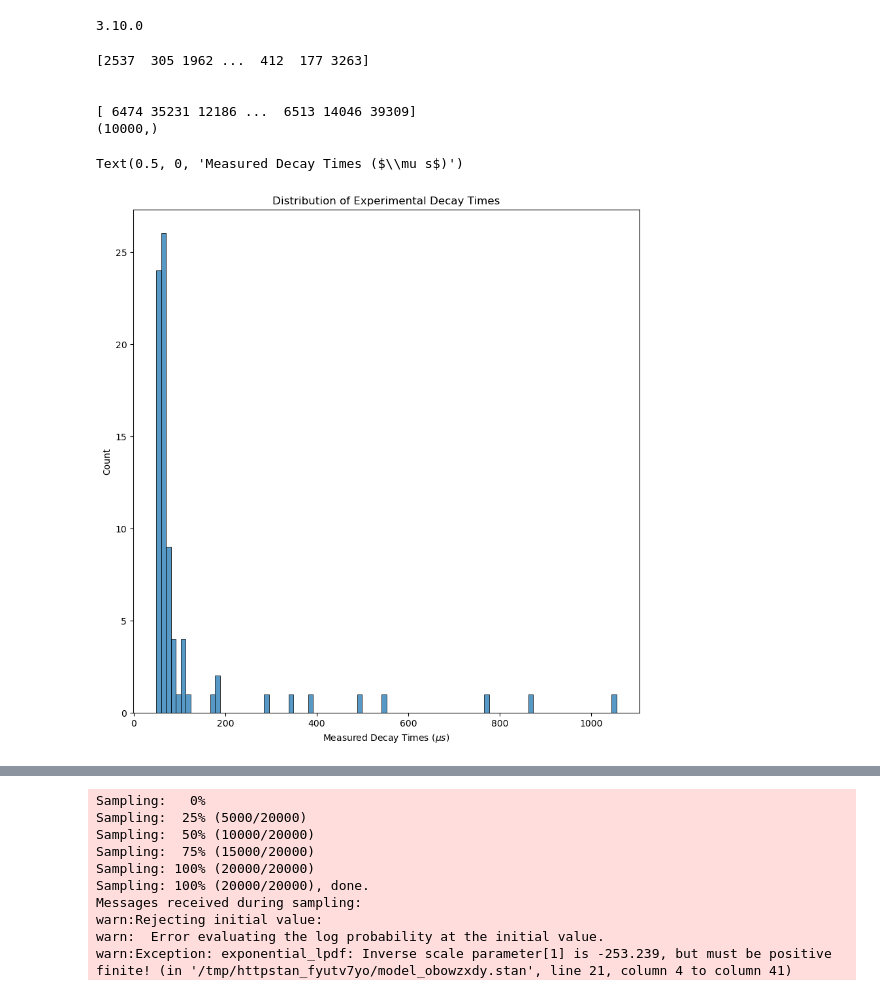
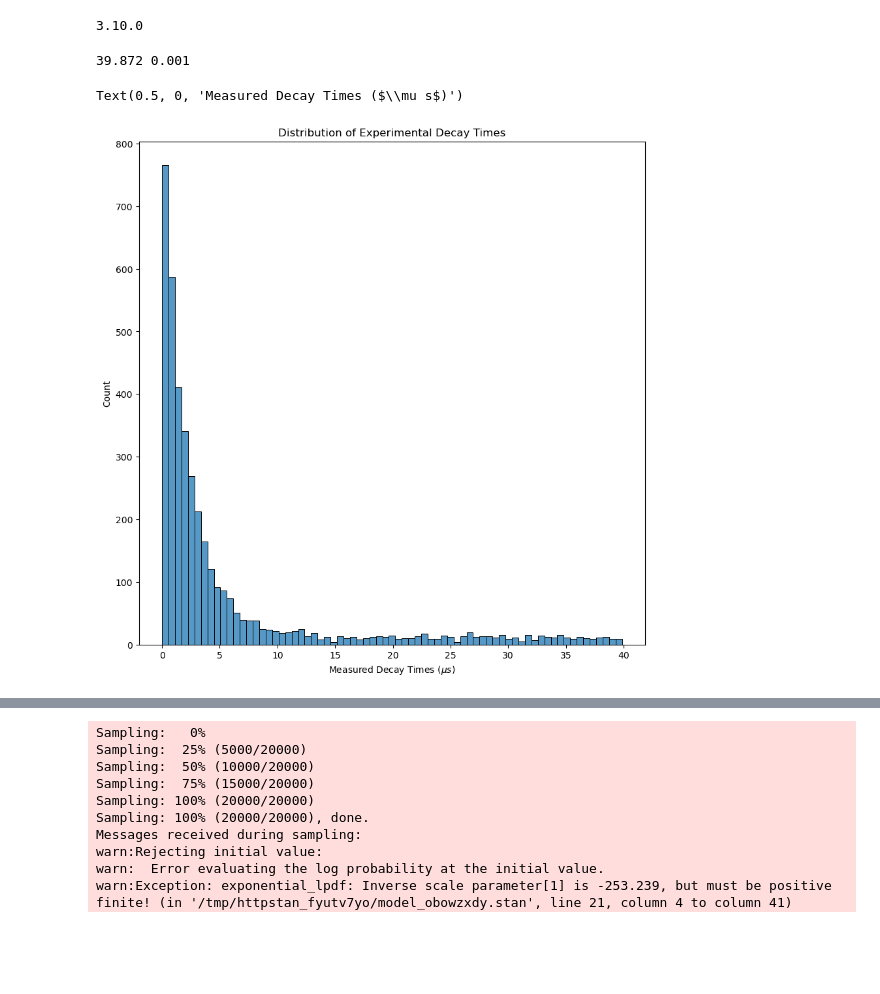
Before and after one commit to NightHydra/CognitiveModelingHomework, a Jupyter notebook: Project/muonPhysics.ipynb, the cells around one changed output, grey strips where cells are left out. Drawn from its saved outputs; the diff is of its cells as text; code cells hidden in the pictures; blank space fills up the shorter version.

```diff
--- a/Project/muonPhysics.ipynb
+++ b/Project/muonPhysics.ipynb
@@ -43,25 +40,21 @@ def gen_data(theta, w, num_samples): #theta[0]: lambda, theta[1]: alpha, theta[2
     return mixed_distr
 # %%
-synth_data = gen_data([2.2], 0.5, 10000).astype(np.float64) * 10**-3
-print(synth_data.shape)
+synth_data = gen_data([2.2], 0.8, 4004).astype(np.float64) * 10**(-3)
+print(max(synth_data), min(synth_data))
 
 # Bin detected decays into a histogram
 width = 0.5
 tau_distribution_synth, bin_edges = np.histogram(synth_data, bins=np.arange(min(synth_data), max(synth_data) + width, width))
 
 # Plot histogram of experimental data
 plt.figure(figsize=(10,10))
-ax = sns.histplot(tau_distribution_synth)
+ax = sns.histplot(synth_data)
 plt.title("Distribution of Experimental Decay Times")
 plt.xlabel("Measured Decay Times ($\\mu s$)")
 # %% [output]
-[2537  305 1962 ...  412  177 3263]
-
-
-[ 6474 35231 12186 ...  6513 14046 39309]
-(10000,)
+39.872 0.001
 Text(0.5, 0, 'Measured Decay Times ($\\mu s$)')
-[figure, old version]
+[figure, new version]
 # %%
 stan_code = """
 
```
Also changed, not shown: parts of 4 cells of this notebook.
